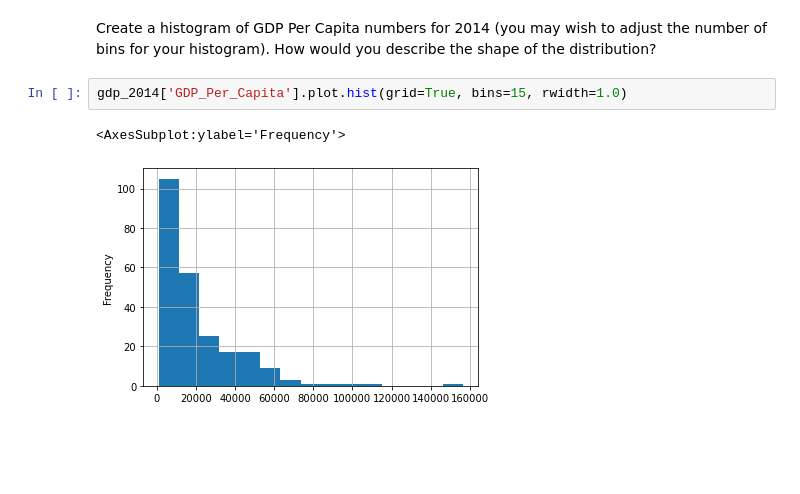
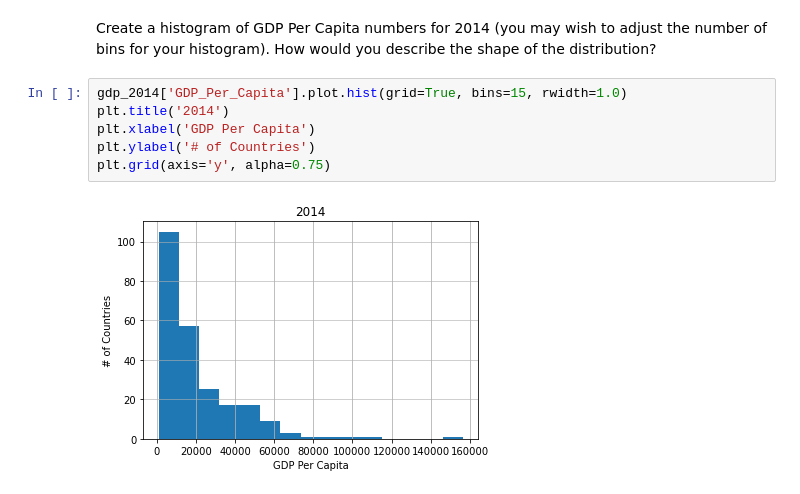
Before and after one commit to nss-data-science-cohort-6/un_data_question-Garrett-Holland, a Jupyter notebook: notebook/UN_Data_Exploration.ipynb, the cells around one changed output. Saved outputs shown, nothing was run; the diff lists cells and outputs as text; blank space fills up the shorter version.

```diff
--- a/notebook/UN_Data_Exploration.ipynb
+++ b/notebook/UN_Data_Exploration.ipynb
@@ -107,6 +107,9 @@ gdp_2014.describe()
 Create a histogram of GDP Per Capita numbers for 2014 (you may wish to adjust the number of bins for your histogram). How would you describe the shape of the distribution?
 # %%
 gdp_2014['GDP_Per_Capita'].plot.hist(grid=True, bins=15, rwidth=1.0)
+plt.title('2014')
+plt.xlabel('GDP Per Capita')
+plt.ylabel('# of Countries')
+plt.grid(axis='y', alpha=0.75)
 # %% [output]
-<AxesSubplot:ylabel='Frequency'>
-[figure, old version]
+[figure, new version]
```
Also changed, not shown: parts of 9 cells of this notebook, 1 other file.
